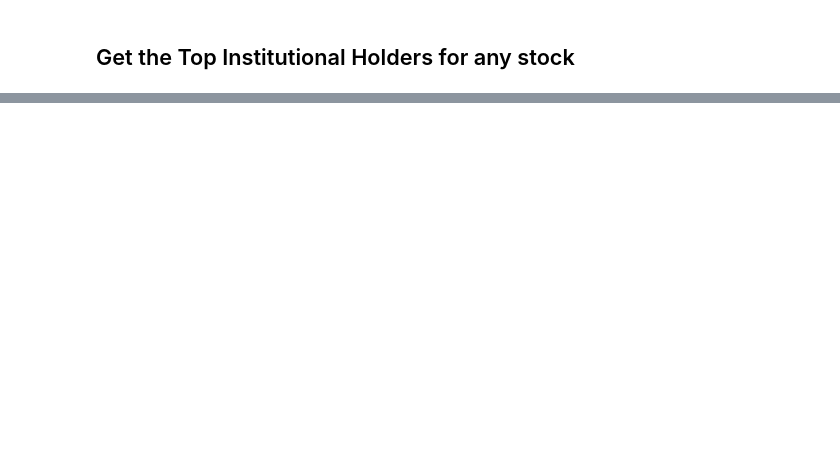
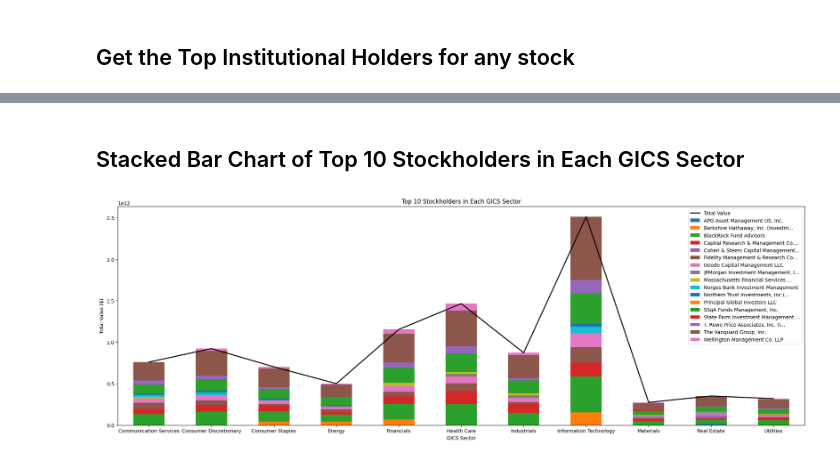
Before and after one commit to ParadoxVal/top-shareholders-distribution, a Jupyter notebook: notebook.ipynb, the cells around one changed output, grey strips where cells are left out. Drawn from its saved outputs; the diff is of its cells as text; code cells hidden in the pictures; blank space fills up the shorter version.

```diff
--- a/notebook.ipynb
+++ b/notebook.ipynb
@@ -114,0 +230,40 @@ top_shareholders
+# %% [markdown]
+## Stacked Bar Chart of Top 10 Stockholders in Each GICS Sector
+# %%
+# Merge the two dataframes on the 'Symbol' column
+merged_df = pd.merge(sp500_top_holders_table, sp500_table, on='Symbol')
+
+
+# Pivot the merged dataframe to get the top 10 stockholders in each GICS Sector
+top_10_stockholders = pd.pivot_table(merged_df, index=['GICS Sector', 'Stockholder'], values=['Total value ($)'], aggfunc='sum')
+top_10_stockholders = top_10_stockholders.sort_values(['GICS Sector', 'Total value ($)'], ascending=[True, False])
+top_10_stockholders = top_10_stockholders.groupby('GICS Sector').head(10)
+
+# Reset the index and rename columns
+top_10_stockholders = top_10_stockholders.reset_index()
+top_10_stockholders = top_10_stockholders.rename(columns={'Total value ($)': 'Total Value'})
+
+# Pivot again to get the total value of the top 10 stockholders in each GICS Sector
+sector_totals = pd.pivot_table(top_10_stockholders, index='GICS Sector', values='Total Value', aggfunc='sum')
+
+# Set the figure size
+fig, ax = plt.subplots(figsize=(25, 8))
+
+# Create a stacked bar chart of the top 10 stockholders in each GICS Sector
+top_10_stockholders = top_10_stockholders.groupby(['GICS Sector', 'Stockholder'])['Total Value'].sum().unstack()
+top_10_stockholders.plot(kind='bar', stacked=True, ax=ax)
+sector_totals.plot(kind='line', color='black', linewidth=2, label='Total', ax=ax)
+
+plt.title('Top 10 Stockholders in Each GICS Sector')
+plt.xlabel('GICS Sector')
+plt.ylabel('Total Value ($)')
+plt.legend()
+
+
+# # Set the figure size
+# fig = plt.gcf()
+# fig.set_size_inches(10, 8)
+
+plt.show()
+# %% [output]
+[figure, added]
```
Also changed, not shown: parts of 24 cells of this notebook, 4 other files.
